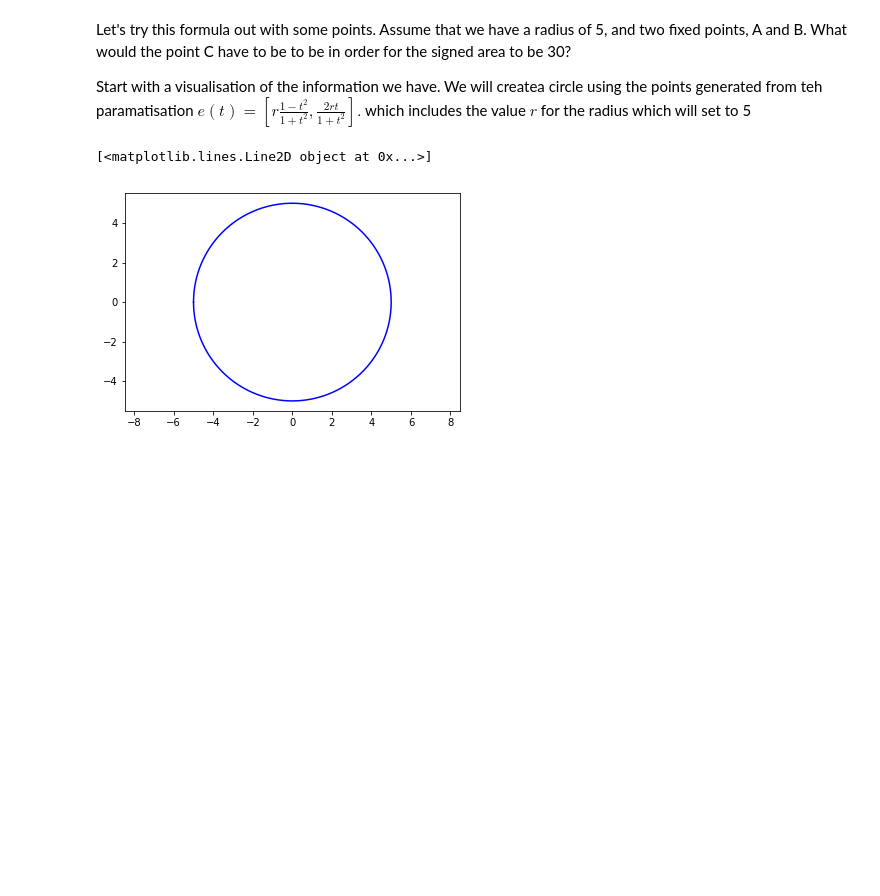
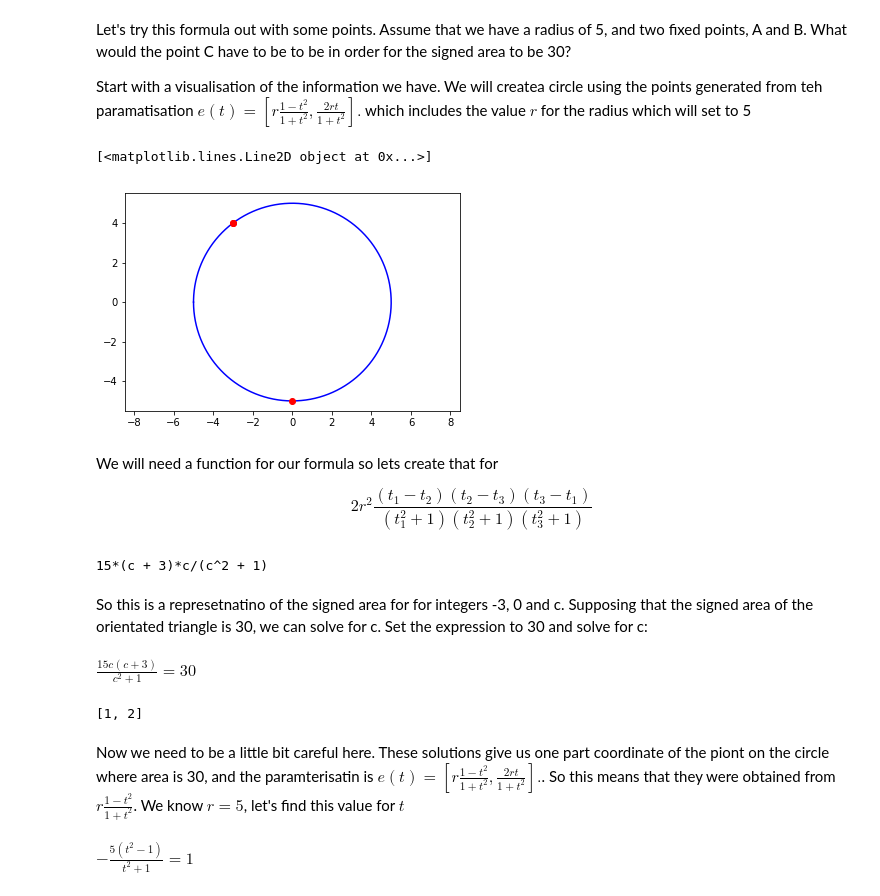
Before and after one commit to jgab3103/Jamie-Gabriel, a Jupyter notebook: Notebooks/Algebraic_Calculus_Notes_3.ipynb, the cells around one changed output. Cells and saved outputs as stored; diff of their text form; code cells hidden in the pictures; blank space fills up the shorter version.

```diff
--- a/Notebooks/Algebraic_Calculus_Notes_3.ipynb
+++ b/Notebooks/Algebraic_Calculus_Notes_3.ipynb
@@ -374,19 +374,26 @@ Start with a visualisation of the information we have. We will createa circle us
 # %%
 fig, ax = plt.subplots()
 # points for circle
 initial_values = np.arange(start=-1000, stop=1000, step=.001)
 r = 5
 x2 = (r * (1 - initial_values^2) / (1 + initial_values^2))
 y2 = ((2 * r * initial_values) / (1 + initial_values^2))
 
 
-# points on circle
-# points_choice = np.array([[0,5],[-3,4]])
-# points_for_plotting = np.append(points_choice, [points_choice[0]], axis=0)
+points_choice = np.array([[-3,4],[0,-5]])
+points_for_plotting = np.append(points_choice, [points_choice[0]], axis=0)
+x1 = [e[0] for e in points_for_plotting]
+y1 = [e[1] for e in points_for_plotting]
 
 
 ax.axis('equal')
+
 ax.plot(x2, y2, 'b')
+ax.plot(x1, y1, 'ro')
 # %% [output]
 [<matplotlib.lines.Line2D object at 0x...>]
-[figure, old version]
+[figure, new version]
+# %% [markdown]
+We will need a function for our formula so lets create that for
+
+$$ 2r^2\frac{(t_1-t_2)(t_2-t_3)(t_3-t_1)}{(t_1^2+1)(t_2^2+1)(t_3^2+1)} $$
@@ -392,0 +405,25 @@ ax.plot(x2, y2, 'b')
+# %%
+c = sp.symbols('c')
+s = compute_using_meister_with_scaled_circle_paramatisation(-3, 0, c, 5)
+show(s)
+# %% [output]
+15*(c + 3)*c/(c^2 + 1)
+# %% [markdown]
+So this is a represetnatino of the signed area for for integers -3, 0 and c. Supposing that the signed area of the orientated triangle is 30, we can solve for c. Set the expression to 30 and solve for c:
+# %%
+e = sp.Eq(s, 30)
+e
+# %% [output]
+$\displaystyle \frac{15 c \left(c + 3\right)}{c^{2} + 1} = 30$
+# %%
+sp.solve(e, c)
+# %% [output]
+[1, 2]
+# %% [markdown]
+Now we need to be a little bit careful here. These solutions give us one part coordinate of the piont on the circle where area is 30, and the paramterisatin is $e(t)=\left[r\frac{1-t^2}{1+t^2}, \frac{2rt}{1+t^2}\right].$. So this means that they were obtained from $r\frac{1-t^2}{1+t^2}$. We know $r=5$, let's find this value for $t$
+# %%
+t = sp.symbols('t')
+e = sp.Eq(5*(1 - t^2)/(1 + t^2), 1)
+e
+# %% [output]
+$\displaystyle - \frac{5 \left(t^{2} - 1\right)}{t^{2} + 1} = 1$
```
Also changed, not shown: parts of 15 cells of this notebook.
